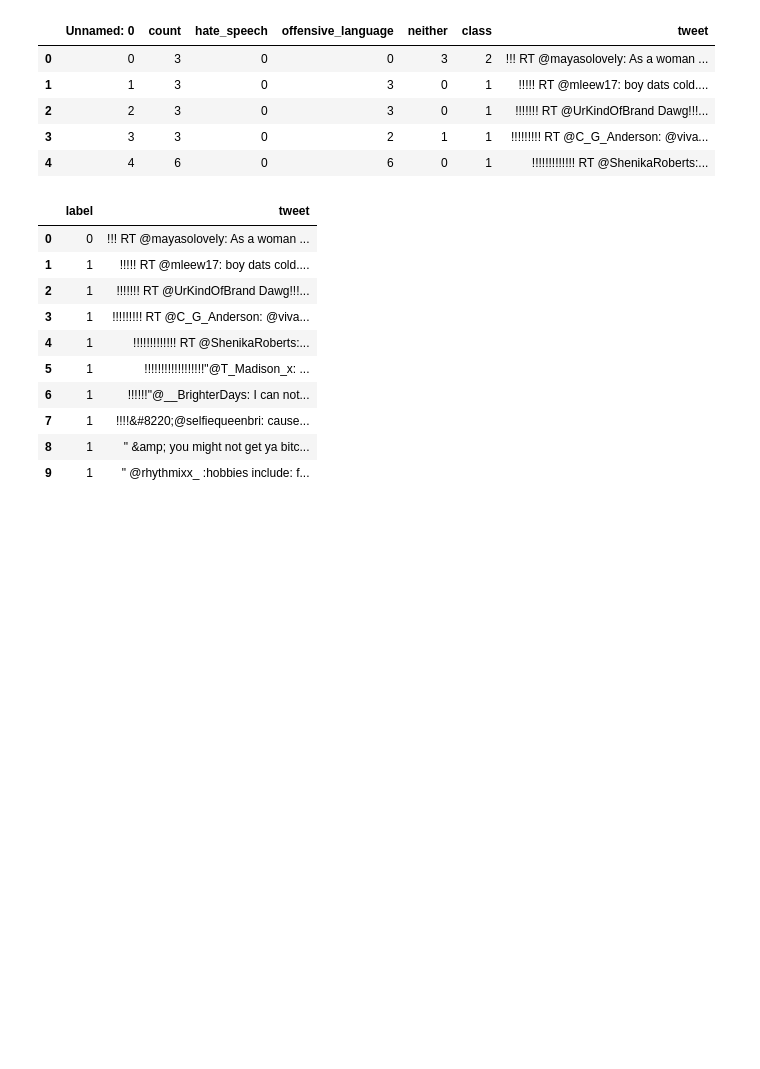
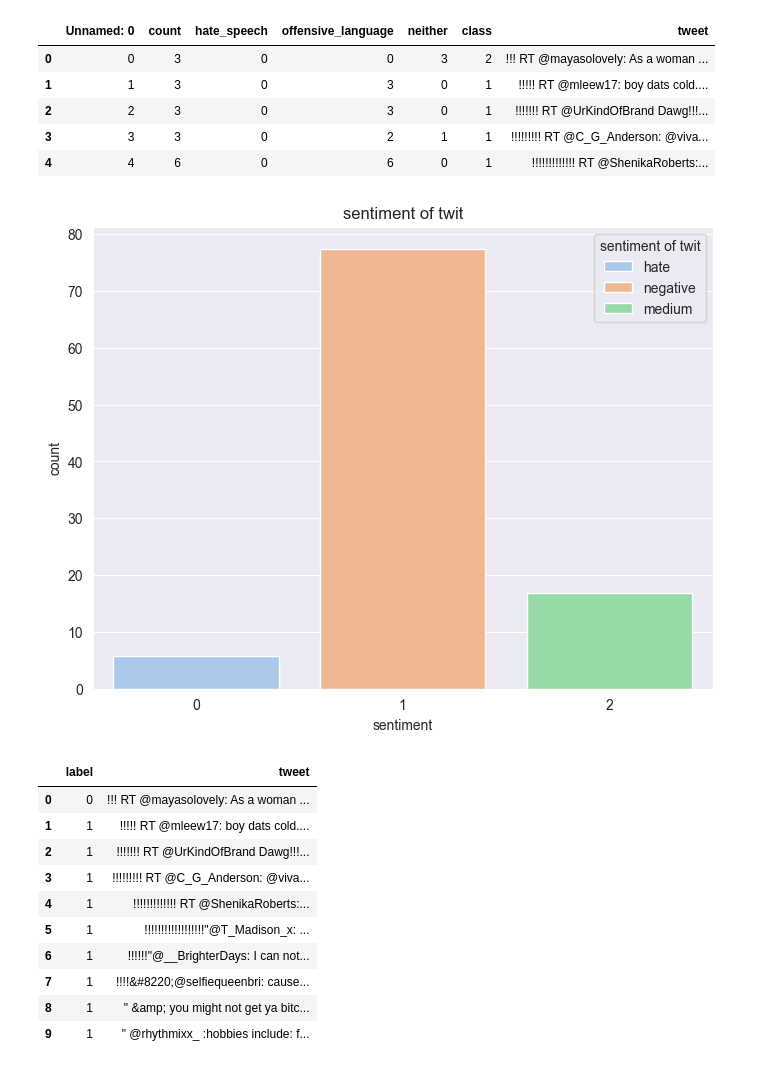
Before and after one commit to Iskander80/ML, a Jupyter notebook: home_task_2.ipynb, the cells around one changed output. Saved outputs shown, nothing was run; the diff lists cells and outputs as text; code cells hidden in the pictures; blank space fills up the shorter version.

```diff
--- a/home_task_2.ipynb
+++ b/home_task_2.ipynb
@@ -336,6 +300,16 @@ df_label.head()
 | 2 | 2 | 3 | 0 | 3 | 0 | 1 | !!!!!!! RT @UrKindOfBrand Dawg!!!... |
 | 3 | 3 | 3 | 0 | 2 | 1 | 1 | !!!!!!!!! RT @C_G_Anderson: @viva... |
 | 4 | 4 | 6 | 0 | 6 | 0 | 1 | !!!!!!!!!!!!! RT @ShenikaRoberts:... |
+# %%
+plt.figure(figsize=(8, 6))
+sns.countplot(data=df_label, x='class', palette='pastel', stat='percent', hue='class')
+plt.title('sentiment of twit')
+plt.xlabel('sentiment')
+plt.ylabel('count')
+plt.legend(title='sentiment of twit', labels=['hate', 'negative', 'medium'])
+plt.show()
+# %% [output]
+[figure, added]
 # %%
 df_label = pd.read_csv(label_path)
 df_label.drop(['Unnamed: 0','count','hate_speech','offensive_language','neither'],axis=1,inplace=True)
```
Also changed, not shown: parts of 22 cells of this notebook.
